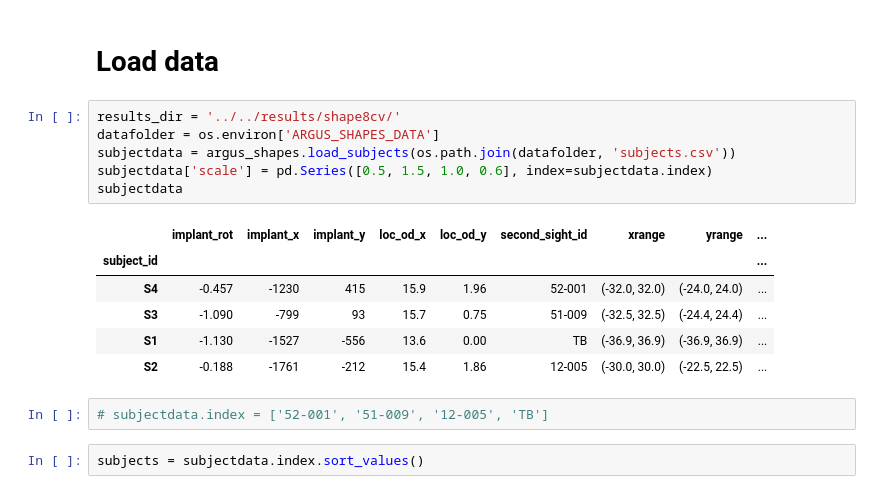
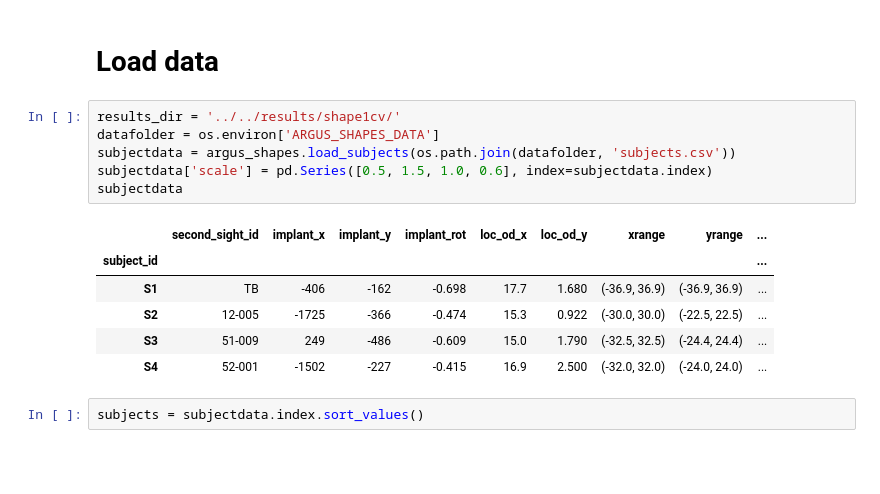
Before and after one commit to VisCog/ArgusShapes, a Jupyter notebook: examples/notebooks/fig7-model-scatter.ipynb, the cells around one changed output. Cells and saved outputs as stored; diff of their text form; blank space fills up the shorter version.

```diff
--- a/examples/notebooks/fig7-model-scatter.ipynb
+++ b/examples/notebooks/fig7-model-scatter.ipynb
@@ -27,20 +27,18 @@ plt.style.use('seaborn-colorblind')
 # %% [markdown]
 # Load data
 # %%
-results_dir = '../../results/shape8cv/'
+results_dir = '../../results/shape1cv/'
 datafolder = os.environ['ARGUS_SHAPES_DATA']
 subjectdata = argus_shapes.load_subjects(os.path.join(datafolder, 'subjects.csv'))
 subjectdata['scale'] = pd.Series([0.5, 1.5, 1.0, 0.6], index=subjectdata.index)
 subjectdata
 # %% [output]
-|  | implant_rot | implant_x | implant_y | loc_od_x | loc_od_y | second_sight_id | xrange | yrange | ... |
+|  | second_sight_id | implant_x | implant_y | implant_rot | loc_od_x | loc_od_y | xrange | yrange | ... |
 | subject_id |  |  |  |  |  |  |  |  | ... |
-| S4 | -0.457 | -1230 | 415 | 15.9 | 1.96 | 52-001 | (-32.0, 32.0) | (-24.0, 24.0) | ... |
-| S3 | -1.090 | -799 | 93 | 15.7 | 0.75 | 51-009 | (-32.5, 32.5) | (-24.4, 24.4) | ... |
-| S1 | -1.130 | -1527 | -556 | 13.6 | 0.00 | TB | (-36.9, 36.9) | (-36.9, 36.9) | ... |
-| S2 | -0.188 | -1761 | -212 | 15.4 | 1.86 | 12-005 | (-30.0, 30.0) | (-22.5, 22.5) | ... |
+| S1 | TB | -406 | -162 | -0.698 | 17.7 | 1.680 | (-36.9, 36.9) | (-36.9, 36.9) | ... |
+| S2 | 12-005 | -1725 | -366 | -0.474 | 15.3 | 0.922 | (-30.0, 30.0) | (-22.5, 22.5) | ... |
+| S3 | 51-009 | 249 | -486 | -0.609 | 15.0 | 1.790 | (-32.5, 32.5) | (-24.4, 24.4) | ... |
+| S4 | 52-001 | -1502 | -227 | -0.415 | 16.9 | 2.500 | (-32.0, 32.0) | (-24.0, 24.0) | ... |
-# %%
-# subjectdata.index = ['52-001', '51-009', '12-005', 'TB']
 # %%
 subjects = subjectdata.index.sort_values()
 # %%
```
Also changed, not shown: parts of 15 cells of this notebook, 7 other files.
